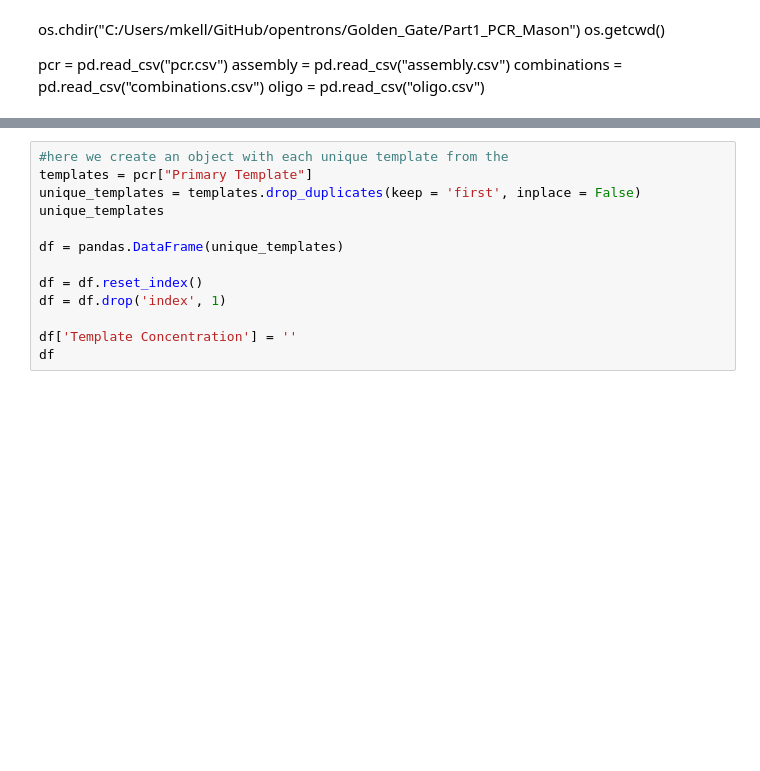
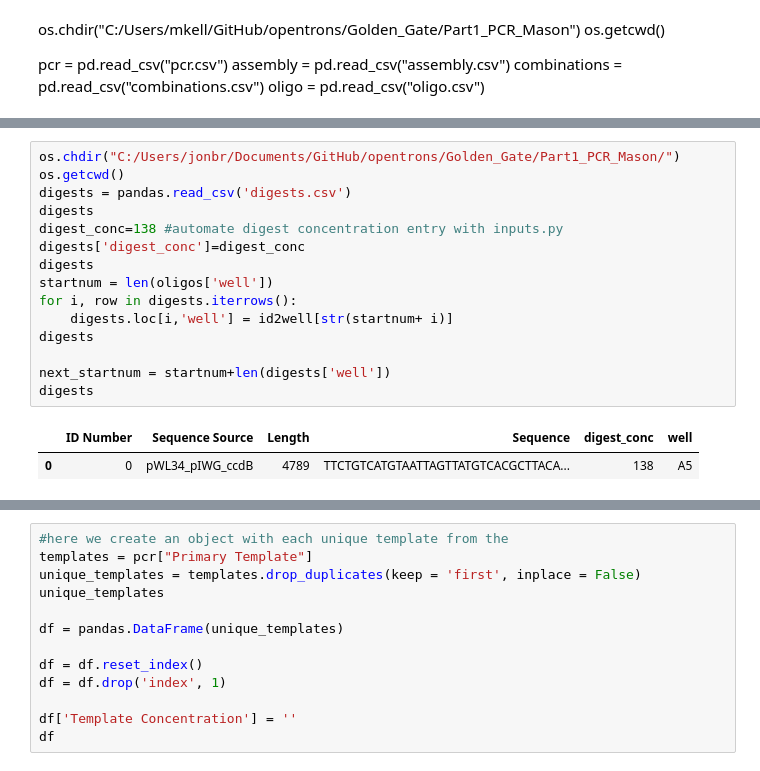
Before and after one commit to PlantSynBioLab/AssemblyTron, a Jupyter notebook: Golden_Gate/Part1_PCR_Mason/Part1_PCR.ipynb, the cells around one changed output, grey strips where cells are left out. Cells and saved outputs as stored; diff of their text form; blank space fills up the shorter version.

```diff
--- a/Golden_Gate/Part1_PCR_Mason/Part1_PCR.ipynb
+++ b/Golden_Gate/Part1_PCR_Mason/Part1_PCR.ipynb
@@ -106,0 +132,18 @@ oligos
+# %%
+os.chdir("C:/Users/jonbr/Documents/GitHub/opentrons/Golden_Gate/Part1_PCR_Mason/")
+os.getcwd()
+digests = pandas.read_csv('digests.csv')
+digests
+digest_conc=138 #automate digest concentration entry with inputs.py
+digests['digest_conc']=digest_conc
+digests
+startnum = len(oligos['well'])
+for i, row in digests.iterrows():
+    digests.loc[i,'well'] = id2well[str(startnum+ i)]
+digests
+
+next_startnum = startnum+len(digests['well'])
+digests
+# %% [output]
+|  | ID Number | Sequence Source | Length | Sequence | digest_conc | well |
+| 0 | 0 | pWL34_pIWG_ccdB | 4789 | TTCTGTCATGTAATTAGTTATGTCACGCTTACA... | 138 | A5 |
```
Also changed, not shown: parts of 9 cells of this notebook, 2 other files.
